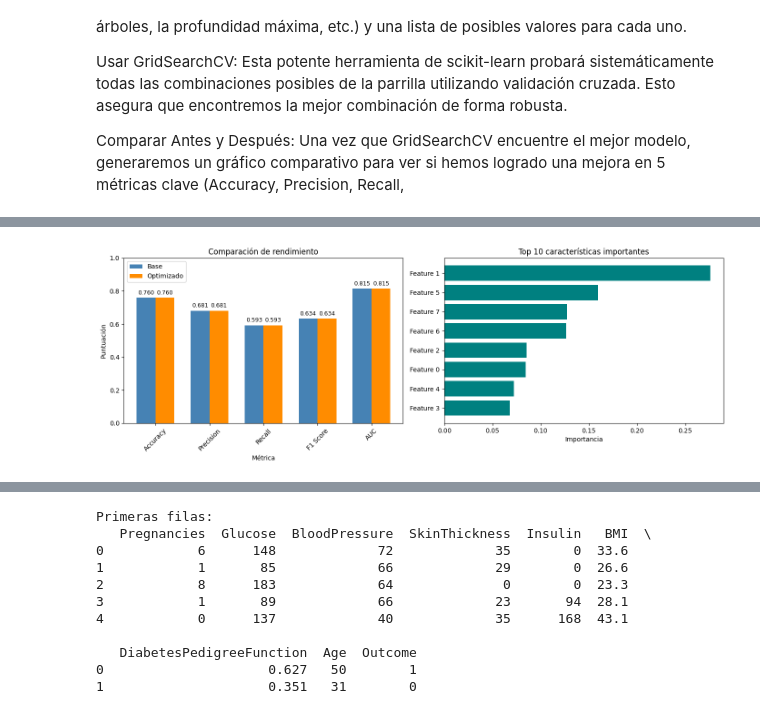
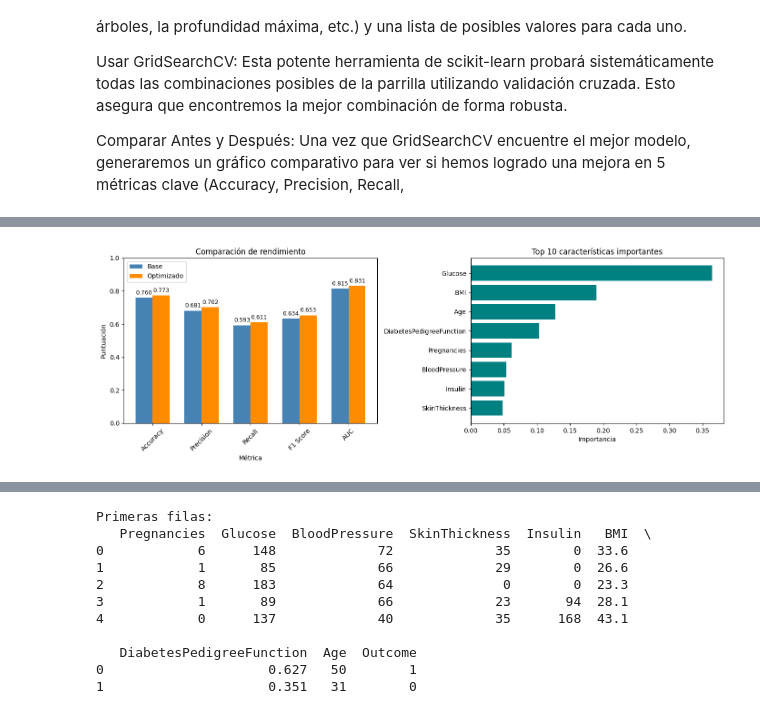
Before and after one commit to mlacasa/EstadisticaQ2, a Jupyter notebook: RandomForest.ipynb, the cells around one changed output, grey strips where cells are left out. Drawn from its saved outputs; the diff is of its cells as text; code cells hidden in the pictures.

```diff
--- a/RandomForest.ipynb
+++ b/RandomForest.ipynb
@@ -197,8 +197,7 @@ Usar GridSearchCV: Esta potente herramienta de scikit-learn probará sistemátic
 
 Comparar Antes y Después: Una vez que GridSearchCV encuentre el mejor modelo, generaremos un gráfico comparativo para ver si hemos logrado una mejora en 5 métricas clave (Accuracy, Precision, Recall,
 # %%
-# Celda optimizada para Random Forest con búsqueda adaptativa (SIN WIDGETS)
-# No genera metadatos problemáticos para GitHub
+# Celda para optimización de Random Forest (sin widgets y sin error de cv)
 
 import warnings
 warnings.filterwarnings('ignore')
@@ -211,7 +210,6 @@ from scipy.stats import randint, uniform
 from sklearn.ensemble import RandomForestClassifier
 from sklearn.model_selection import GridSearchCV, RandomizedSearchCV, StratifiedKFold
 from sklearn.metrics import accuracy_score, precision_score, recall_score, f1_score, roc_auc_score
-import joblib
 
 # ============================================================
 # 0. VERIFICACIÓN DE VARIABLES Y MODELO BASE
@@ -251,11 +249,10 @@ target_auc = base_metrics['AUC']
 print(f"\n🎯 Objetivo: superar AUC de {target_auc:.4f}")
 
 # ============================================================
-# 1. DEFINICIÓN DE HIPERPARÁMETROS
+# 1. HIPERPARÁMETROS A EXPLORAR
 # ============================================================
 print("\n--- Definiendo hiperparámetros a explorar ---")
 
-# Espacio pequeño (grid exhaustivo)
 param_grid_small = {
     'n_estimators': [100, 200, 300],
     'max_depth': [10, 15, 20, None],
@@ -264,7 +261,6 @@ param_grid_small = {
     'max_features': ['sqrt', 'log2']
 }
 
-# Espacio grande (para RandomizedSearch)
 param_dist_large = {
     'n_estimators': randint(50, 500),
     'max_depth': [5, 10, 15, 20, 25, 30, None],
@@ -276,35 +272,18 @@ param_dist_large = {
 }
 
 # ============================================================
-# 2. FUNCIÓN PARA EJECUTAR BÚSQUEDA SIN WIDGETS
-# ============================================================
-def run_search(search_obj, description):
-    """Ejecuta la búsqueda mostrando progreso con prints simples."""
-    print(f"\n{description}")
-    if hasattr(search_obj, 'param_grid'):
-        n_combs = np.prod([len(v) for v in search_obj.param_grid.values()])
-        total_fits = n_combs * search_obj.cv
-        print(f"  Combinaciones: {n_combs} | CV folds: {search_obj.cv} | Total ajustes: {total_fits}")
-    elif hasattr(search_obj, 'n_iter'):
-        total_fits = search_obj.n_iter * search_obj.cv
-        print(f"  Iteraciones: {search_obj.n_iter} | CV folds: {search_obj.cv} | Total ajustes: {total_fits}")
-
-    print("  Comenzando búsqueda...")
-    search_obj.fit(X_train_scaled, y_train)
-    print("  ✅ Búsqueda completada.")
-    return search_obj
-
-# ============================================================
-# 3. BÚSQUEDA ADAPTATIVA
+# 2. BÚSQUEDA ADAPTATIVA (SIN ERROR DE CV)
 # ============================================================
 print("\n--- Iniciando búsqueda adaptativa ---")
 
-cv_strategy = StratifiedKFold(n_splits=3, shuffle=True, random_state=42)
+# Número de folds fijo para cv (importante: no usar objeto StratifiedKFold directamente)
+n_folds = 3
+cv_strategy = StratifiedKFold(n_splits=n_folds, shuffle=True, random_state=42)
+
 best_auc = 0
 best_search = None
-strategies_info = []
 
-# --- Estrategia 1: Grid pequeño ---
+# ----- Estrategia 1: Grid pequeño -----
 print("\n🔍 [Estrategia 1] Grid exhaustivo (pequeño)")
 grid_small = GridSearchCV(
     estimator=RandomForestClassifier(random_state=42, n_jobs=-1),
@@ -316,59 +295,55 @@ grid_small = GridSearchCV(
 )
 
 try:
-    grid_small = run_search(grid_small, "Grid pequeño")
+    print("  Ejecutando GridSearchCV...")
+    grid_small.fit(X_train_scaled, y_train)
     auc_small = grid_small.best_score_
-    strategies_info.append(('Grid pequeño', auc_small))
     best_auc = auc_small
     best_search = grid_small
-    print(f"  Mejor AUC: {auc_small:.4f}")
+    print(f"  ✅ Mejor AUC (CV): {auc_small:.4f}")
     print(f"  Mejores parámetros: {grid_small.best_params_}")
 except Exception as e:
     print(f"  ❌ Error en Grid pequeño: {e}")
+    best_search = None
 
-# --- Estrategia 2: RandomizedSearch con espacio grande (si no mejora suficiente) ---
-if best_auc < target_auc + 0.01:  # Si no supera el base + margen
+# ----- Estrategia 2: RandomizedSearch (si el grid no mejora lo suficiente) -----
+if best_search is None or best_auc < target_auc + 0.01:
     print("\n🔍 [Estrategia 2] RandomizedSearch (espacio grande)")
-
     random_search = RandomizedSearchCV(
         estimator=RandomForestClassifier(random_state=42, n_jobs=-1),
         param_distributions=param_dist_large,
-        n_iter=100,  # número de combinaciones muestreadas
+        n_iter=100,
         scoring='roc_auc',
         cv=cv_strategy,
         n_jobs=-1,
         random_state=42,
         error_score='raise'
     )
-
     try:
-        random_search = run_search(random_search, "RandomizedSearch")
+        print("  Ejecutando RandomizedSearchCV...")
+        random_search.fit(X_train_scaled, y_train)
         auc_random = random_search.best_score_
-        strategies_info.append(('RandomizedSearch', auc_random))
-
         if auc_random > best_auc:
             best_auc = auc_random
             best_search = random_search
-            print(f"  ✅ Mejora encontrada: AUC = {auc_random:.4f}")
+            print(f"  ✅ Mejor AUC (CV): {auc_random:.4f}")
         else:
-            print(f"  Mejor con Grid pequeño: {best_auc:.4f}, no mejora RandomizedSearch: {auc_random:.4f}")
+            print(f"  Mejor con Grid: {best_auc:.4f}, RandomizedSearch dio: {auc_random:.4f}")
         print(f"  Mejores parámetros: {random_search.best_params_}")
-
     except Exception as e:
         print(f"  ❌ Error en RandomizedSearch: {e}")
 else:
     print("\n✅ El Grid pequeño ya superó el objetivo. No se ejecuta RandomizedSearch.")
 
 # ============================================================
-# 4. VALIDACIÓN FINAL Y COMPARACIÓN
+# 3. MODELO FINAL Y EVALUACIÓN EN TEST
 # ============================================================
 if best_search is None:
     print("\n❌ No se encontró ningún modelo optimizado. Usando modelo base.")
     optimized_model = rf_model
-    best_auc = target_auc
 else:
     optimized_model = best_search.best_estimator_
-    print(f"\n✅ Mejor modelo encontrado con AUC CV = {best_auc:.4f}")
+    print(f"\n✅ Mejor modelo con AUC CV = {best_auc:.4f}")
 
 # Evaluación en test
 y_pred_opt = optimized_model.predict(X_test_scaled)
@@ -392,7 +367,7 @@ comparison = pd.DataFrame({
 print(comparison.to_string(index=False))
 
 # ============================================================
-# 5. GRÁFICOS (sin widgets, solo matplotlib)
+# 4. GRÁFICOS (estáticos, sin widgets)
 # ============================================================
 fig, axes = plt.subplots(1, 2, figsize=(14, 5))
 
@@ -418,7 +393,15 @@ for i, (b, o) in enumerate(zip(base_scores, opt_scores)):
 
 # Importancia de características (top 10)
 importances = optimized_model.feature_importances_
-features = X_train_scaled.columns if hasattr(X_train_scaled, 'columns') else [f'Feature {i}' for i in range(X_train_scaled.shape[1])]
+# Si X_train_scaled no tiene columnas, usa nombres genéricos
+if hasattr(X_train_scaled, 'columns'):
+    features = X_train_scaled.columns
+else:
+    # Recuperar nombres originales si tienes X (antes del escalado)
+    try:
+        features = X.columns  # X definida en la primera celda
+    except:
+        features = [f'Feature_{i}' for i in range(X_train_scaled.shape[1])]
 indices = np.argsort(importances)[-10:]
 axes[1].barh(range(len(indices)), importances[indices], color='teal')
 axes[1].set_yticks(range(len(indices)))
@@ -430,7 +413,10 @@ plt.tight_layout()
 plt.show()
 
 print("\n📌 Resumen final:")
-print(f"  Mejores hiperparámetros: {best_search.best_params_ if best_search else 'No optimizado'}")
+if best_search:
+    print(f"  Mejores hiperparámetros: {best_search.best_params_}")
+else:
+    print("  No se realizó optimización (se usó modelo base).")
 print(f"  Mejora en AUC (test): {(optimized_metrics['AUC'] - base_metrics['AUC'])*100:+.2f}%")
 # %% [output]
 === Verificando entorno ===
@@ -453,2 +439,2 @@ Precision      0.6809            0.6809     +0.00%
-[figure, old version]
+[figure, new version]
 📌 Resumen final:
```
Also changed, not shown: parts of 1 cell of this notebook.
